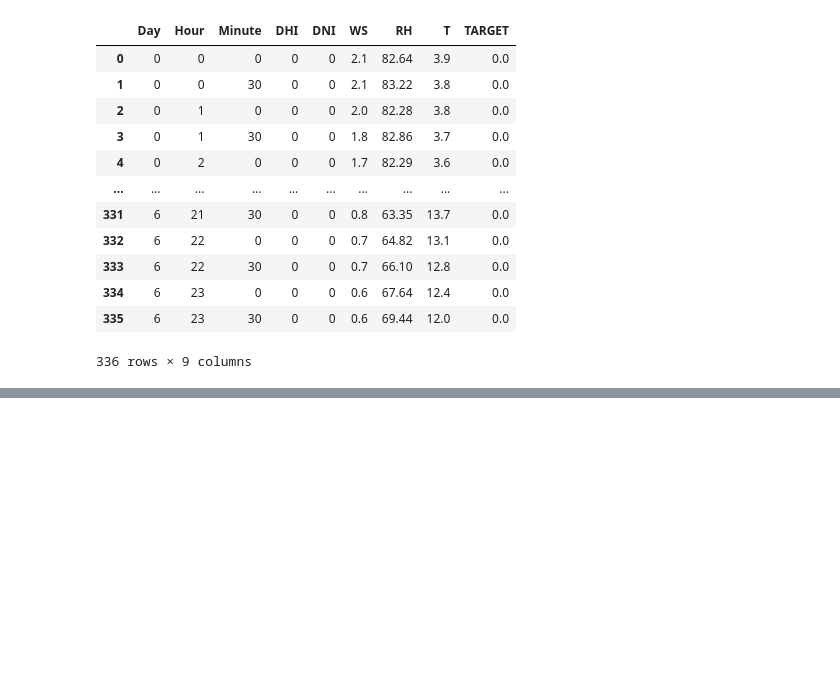
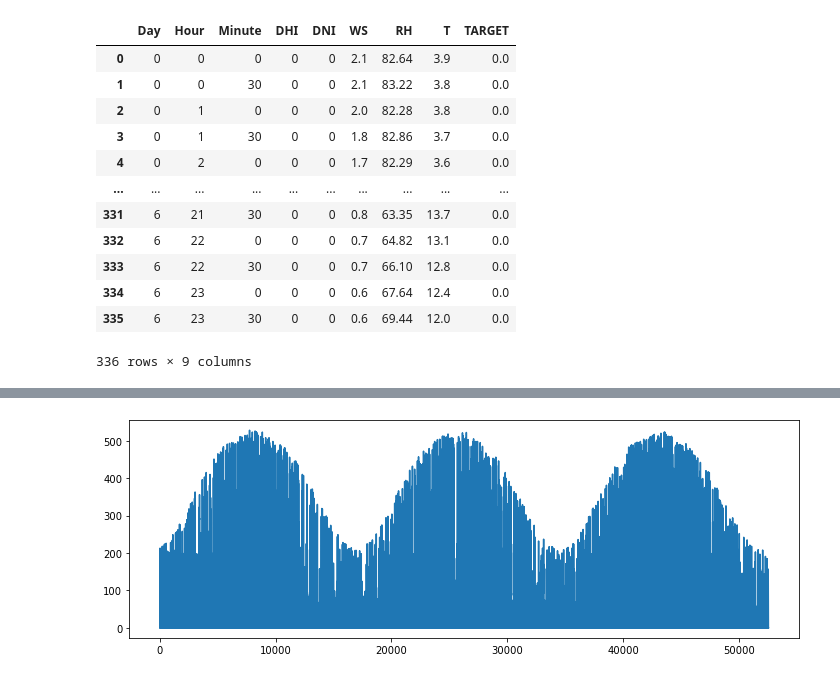
Before and after one commit to thinpig99/dacon-solarPanel, a Jupyter notebook: solarpanel_code_201210.ipynb, the cells around one changed output, grey strips where cells are left out. Saved outputs shown, nothing was run; the diff lists cells and outputs as text; code cells hidden in the pictures; blank space fills up the shorter version.

```diff
--- a/solarpanel_code_201210.ipynb
+++ b/solarpanel_code_201210.ipynb
@@ -100,0 +378,6 @@ pd.read_csv(SUBMISSION_PATH)
+# %%
+# DHI의 트렌드를 살펴봅시다.
+train.DHI.plot(figsize=(12, 4))
+plt.show()
+# %% [output]
+[figure, added]
```
Also changed, not shown: parts of 63 cells of this notebook, 4 other files.
